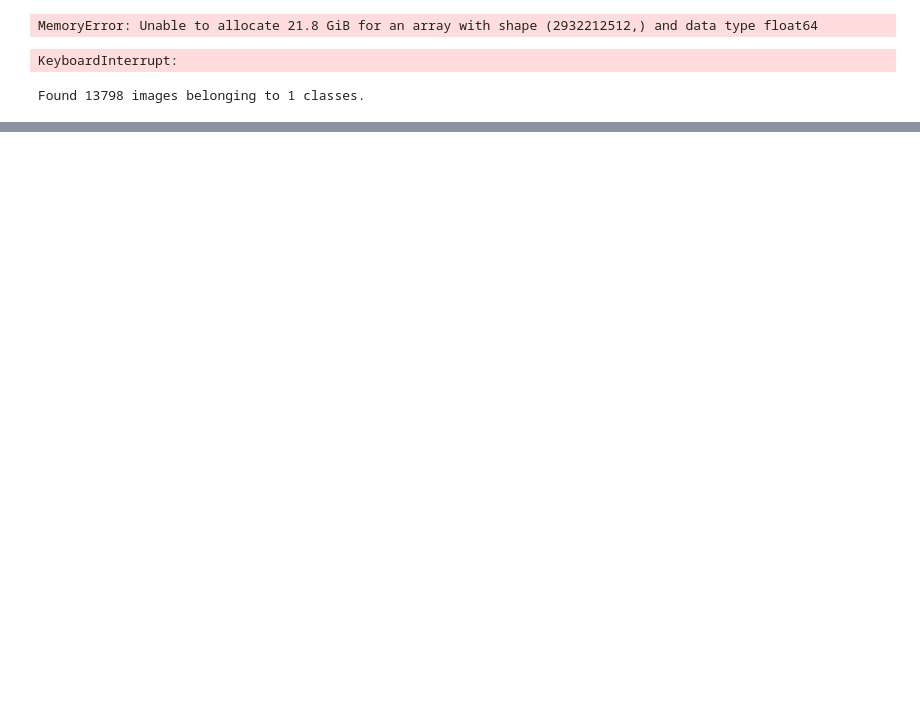
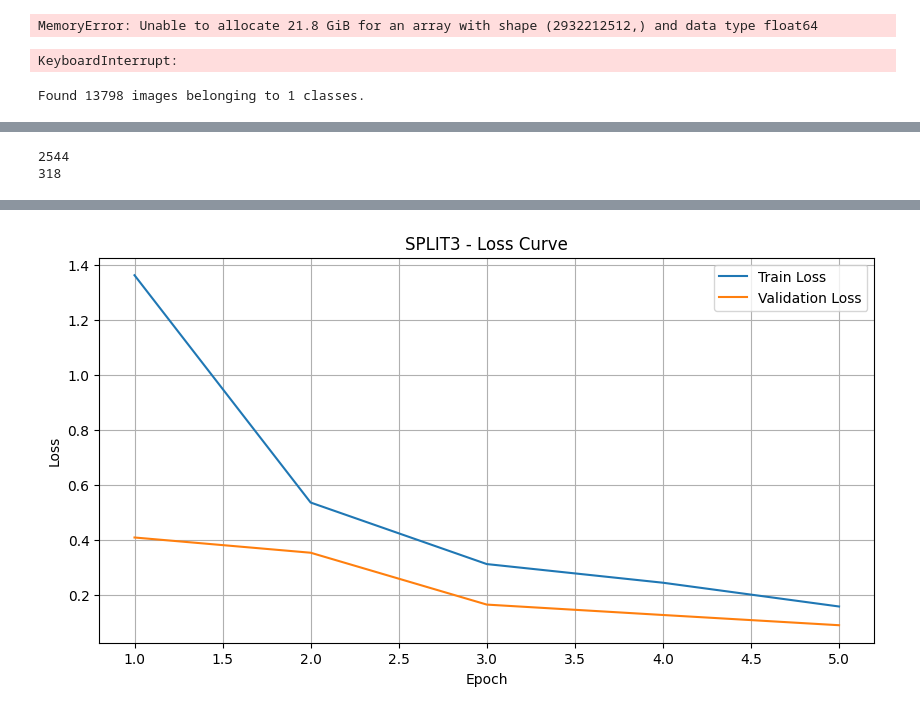
Before and after one commit to grczk/szum, a Jupyter notebook: sample.ipynb, the cells around one changed output, grey strips where cells are left out. Drawn from its saved outputs; the diff is of its cells as text; code cells hidden in the pictures; blank space fills up the shorter version.

```diff
--- a/sample.ipynb
+++ b/sample.ipynb
@@ -431,3 +495,6 @@ train_and_validate("SPLIT2", train2, val2, "MODEL2.pth", 3)
 # %%
 train3, val3, _ = create_split_3(image_list)
-train_and_validate("SPLIT3", train3, val3, "MODEL3.pth", 3)
+train_and_validate("SPLIT3", train3, val3, "MODEL3.pth", 5, True)
+# %% [output]
+2544
+318
@@ -433,0 +507 @@ train_and_validate("SPLIT3", train3, val3, "MODEL3.pth", 3)
+[figure, added]
```
Also changed, not shown: parts of 11 cells of this notebook.
